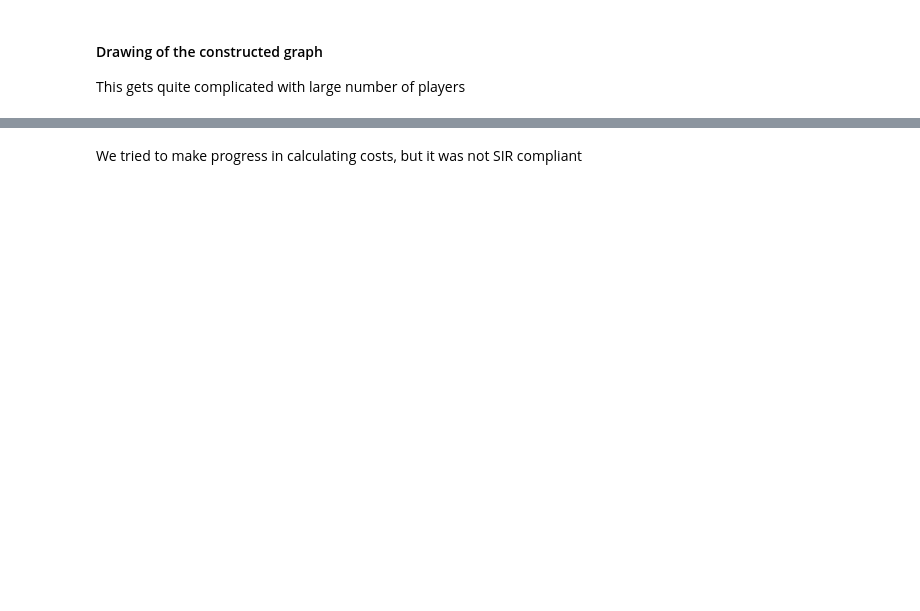
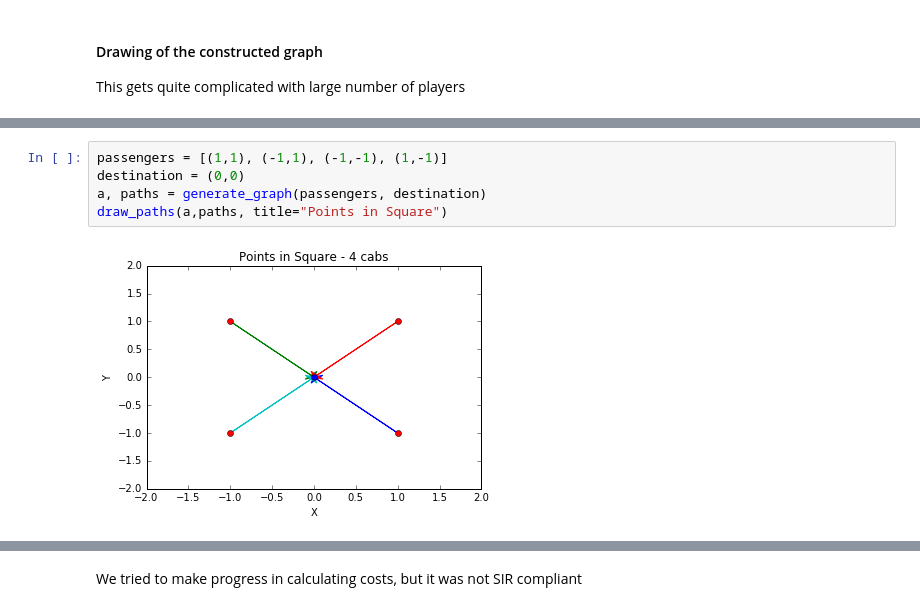
Before and after one commit to misingnoglic/cost-allocation, a Jupyter notebook: cost-allocation.ipynb, the cells around one changed output, grey strips where cells are left out. Drawn from its saved outputs; the diff is of its cells as text; blank space fills up the shorter version.

```diff
--- a/cost-allocation.ipynb
+++ b/cost-allocation.ipynb
@@ -363,0 +374,7 @@ nx.max_flow_min_cost(a,'source','sink',weight='cost')
+# %%
+passengers = [(1,1), (-1,1), (-1,-1), (1,-1)]
+destination = (0,0)
+a, paths = generate_graph(passengers, destination)
+draw_paths(a,paths, title="Points in Square")
+# %% [output]
+[figure, added]
```
Also changed, not shown: parts of 18 cells of this notebook.
